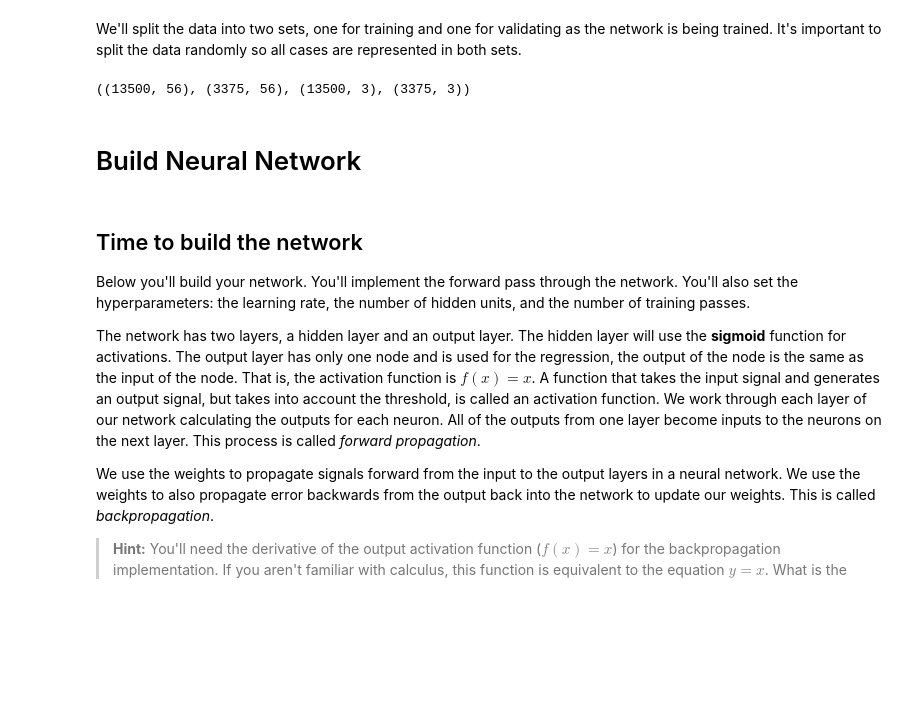
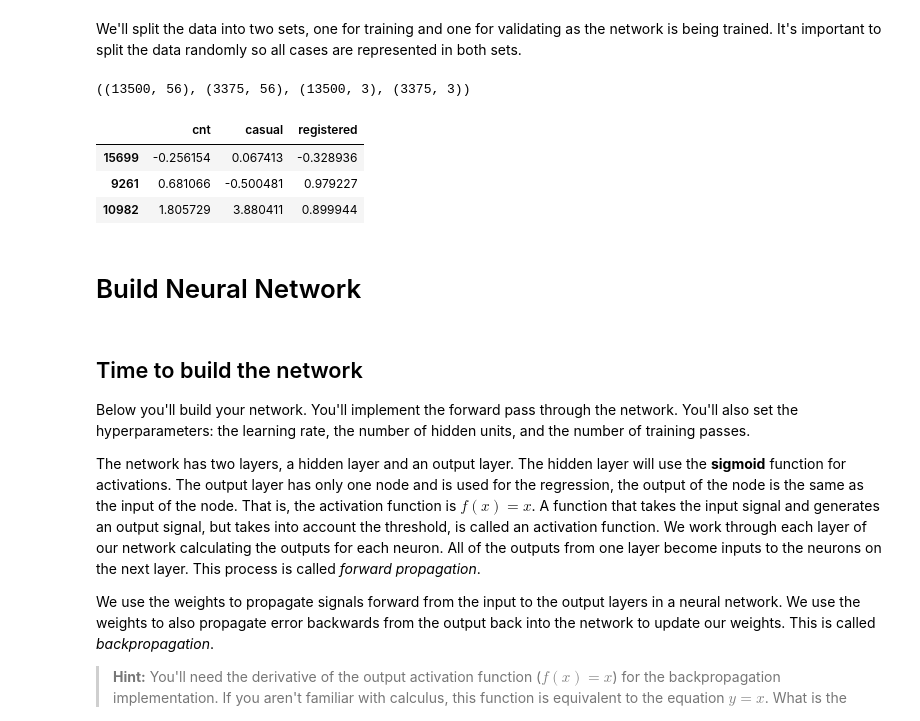
Before and after one commit to noushadkhan01/Projects, a Jupyter notebook: Deep-Learning/Udacity Projects/project1/neural-network.ipynb, the cells around one changed output. Drawn from its saved outputs; the diff is of its cells as text; code cells hidden in the pictures; blank space fills up the shorter version.

```diff
--- a/Deep-Learning/Udacity Projects/project1/neural-network.ipynb
+++ b/Deep-Learning/Udacity Projects/project1/neural-network.ipynb
@@ -182,6 +178,13 @@ X_train, X_test, y_train, y_test = train_test_split(features, targets, test_size
 X_train.shape, X_test.shape, y_train.shape, y_test.shape
 # %% [output]
 ((13500, 56), (3375, 56), (13500, 3), (3375, 3))
+# %%
+y_train[:3]
+# %% [output]
+|  | cnt | casual | registered |
+| 15699 | -0.256154 | 0.067413 | -0.328936 |
+| 9261 | 0.681066 | -0.500481 | 0.979227 |
+| 10982 | 1.805729 | 3.880411 | 0.899944 |
 # %% [markdown]
 # Build Neural Network
 # %% [markdown]
```
Also changed, not shown: parts of 13 cells of this notebook.
